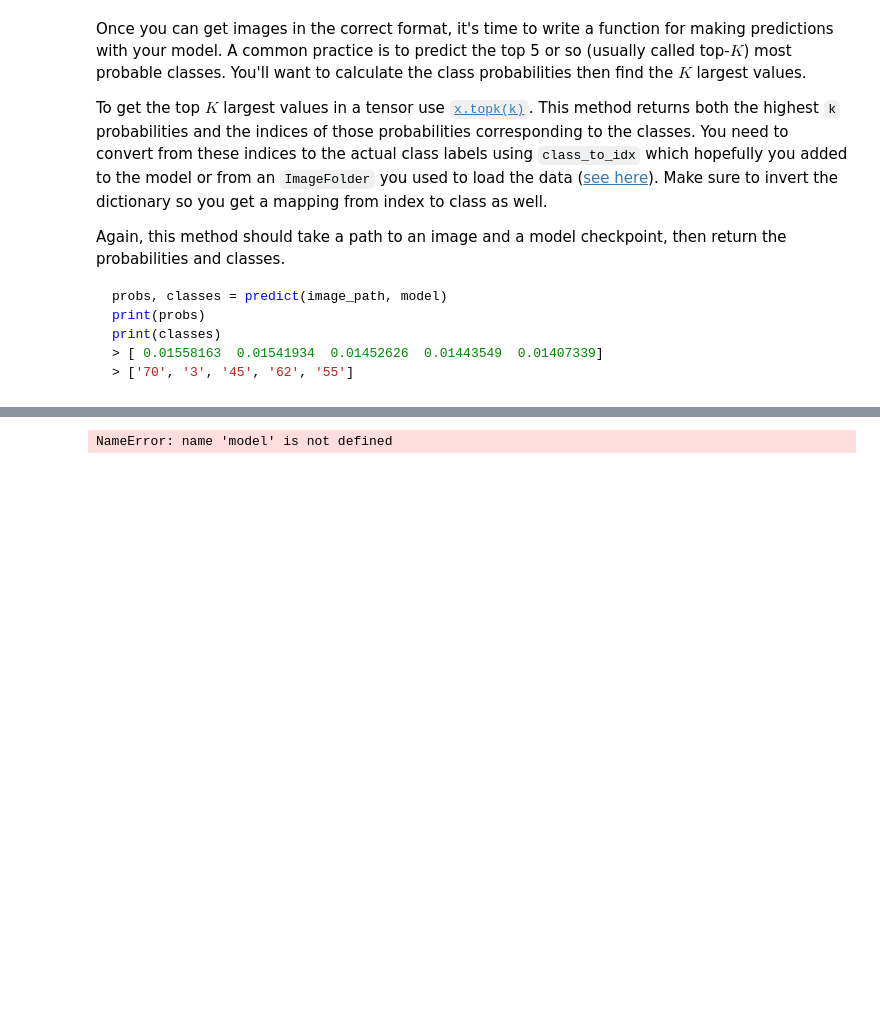
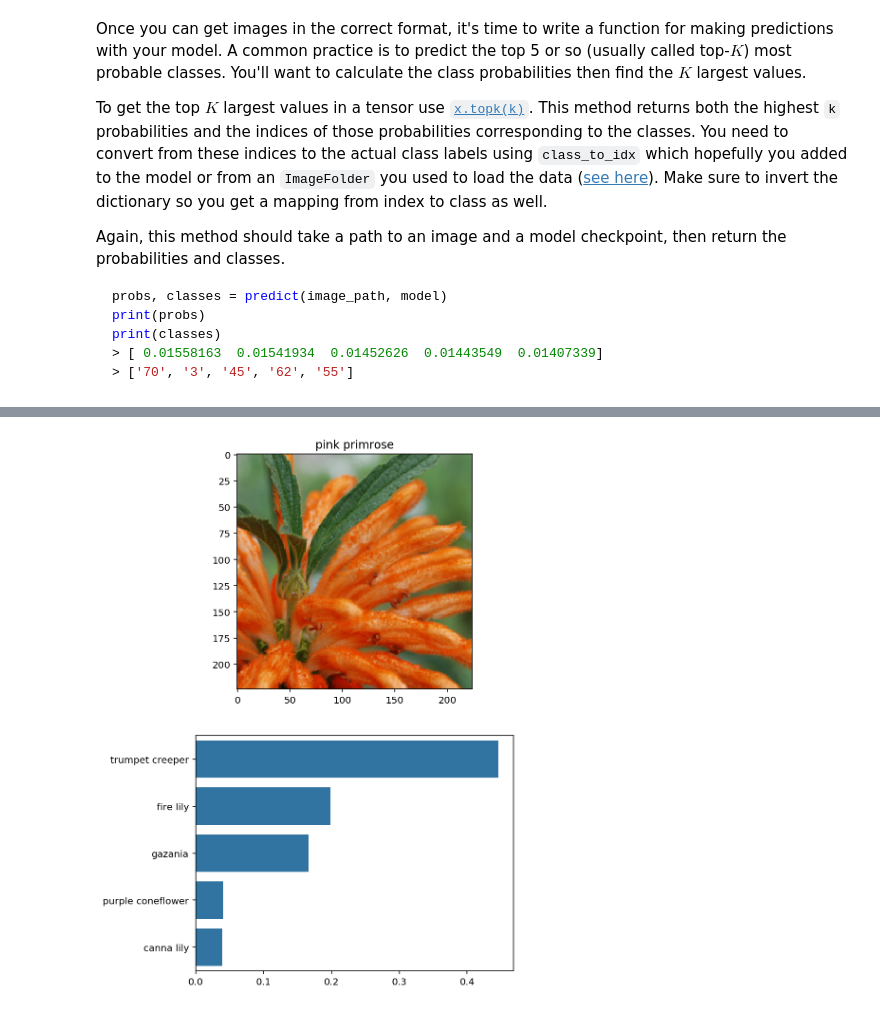
Before and after one commit to nickyrasch/aipnd-project, a Jupyter notebook: Image Classifier Project.ipynb, the cells around one changed output, grey strips where cells are left out. Cells and saved outputs as stored; diff of their text form; code cells hidden in the pictures; blank space fills up the shorter version.

```diff
--- a/Image Classifier Project.ipynb
+++ b/Image Classifier Project.ipynb
@@ -158,7 +146,7 @@ GPU Workspaces about Keeping Your Session Active. You'll want to include code fr
 # TODO: Build and train your network
 device = torch.device("cuda:0" if torch.cuda.is_available() else "cpu")
 
-model = models.vgg16(pretrained=True, progress=True)
+model = models.vgg16(pretrained=True)
 model
 # %% [output]
 VGG(
@@ -355,9 +378,9 @@ def load_model(checkpoint_path):
         model = models.vgg16(pretrained=True)
         for param in model.parameters():
             param.requires_grad = False
-#     else:
-#         print("Sorry base architecture note recognized")
-#         break
+    else:
+        print("Sorry base architecture note recognized")
+        return
 
     model.class_to_idx = chpt['class_to_idx']
 
@@ -525,7 +562,7 @@ def plot_solution(image_path, model):
     plt.figure(figsize = (6,10))
     ax = plt.subplot(2,1,1)
     # Set up title
-    flower_num = image_path.split('/')[2]
+    flower_num = image_path.split('/')[1]
     title_ = cat_to_name[flower_num]
     # Plot flower
     img = process_image(image_path)
@@ -538,7 +575,7 @@ def plot_solution(image_path, model):
     plt.show()
 # %%
 model.to('cpu')
-image_path = 'flowers/test/1/cheeto_flower.jpg'
+image_path = 'assets/1/cheeto_flower.jpg'
 plot_solution(image_path, model)
 # %% [output]
-NameError: name 'model' is not defined
+[figure, added]
```
Also changed, not shown: parts of 11 cells of this notebook.
